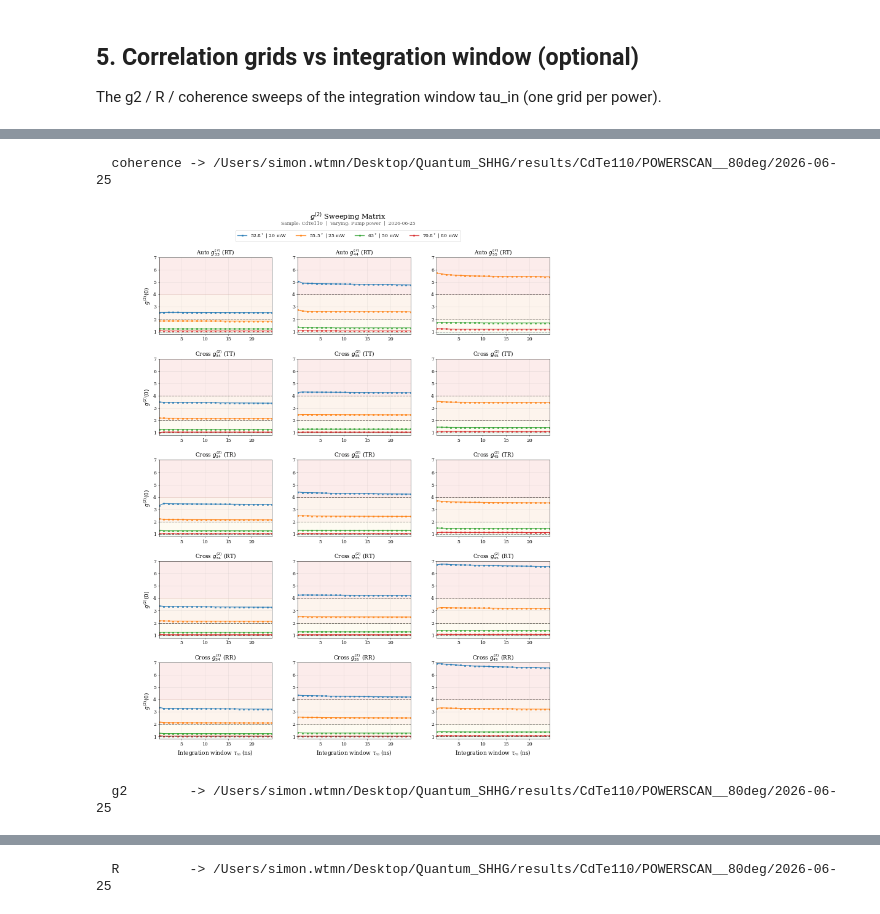
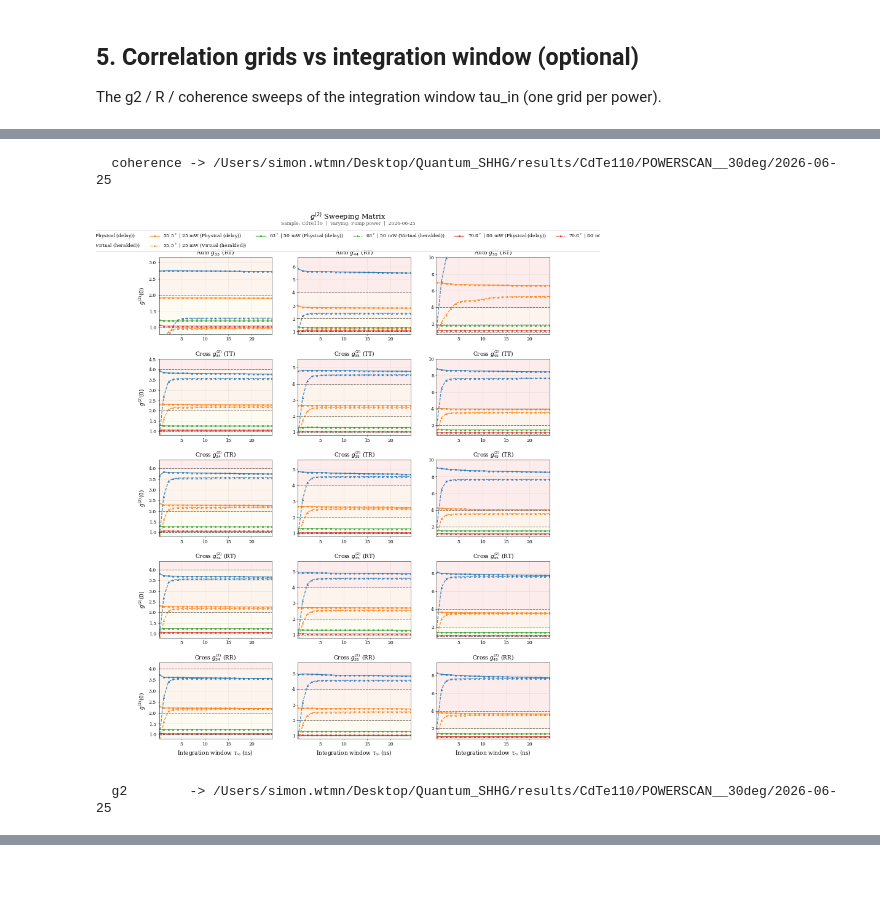
Before and after one commit to SimonWtmn/Quantum_SHHG, a Jupyter notebook: run/powerscan/powerscan_single.ipynb, the cells around one changed output, grey strips where cells are left out. Cells and saved outputs as stored; diff of their text form; code cells hidden in the pictures; blank space fills up the shorter version.

```diff
--- a/run/powerscan/powerscan_single.ipynb
+++ b/run/powerscan/powerscan_single.ipynb
@@ -7,7 +7,7 @@ Plots are interactive (**ipympl**): drag to pan, scroll / box-select to zoom, ho
 grids/dashboards are scaled to the notebook width with their aspect ratio kept, so nothing is
 squashed. Full-res PNGs are still written to disk.
 # %%
-TITLE    = "POWERSCAN__80deg"
+TITLE    = "POWERSCAN__20deg"
 DAY      = "Jun25"
 MATERIAL = "CdTe110"
 
@@ -50,7 +50,11 @@ DENSE_SECONDS  = 3.0
 # --- analysis ---
 HARMONICS  = (3, 4, 5)
 TAU_IN_NS  = 4.0
-G2_METHOD  = "delay"
+# Pass one OR several g2 methods ('delay' | 'direct' | 'heralded'). With several, every
+# plot below shows them side-by-side (single plots, shared y-axis) or overlaid in the
+# same panel (grids). The first method is the analyzer's primary one.
+G2_METHODS = ["delay", "heralded"]
+G2_METHOD  = G2_METHODS[0]
 K_POLY_DEG = 3
 
 # --- time tagger ---
@@ -210,11 +214,11 @@ else:
 # %% [markdown]
 ## 2bis. Offline Fallback
 # %%
-_STUDY = ROOT / "data" / "Jun25" / "POWERSCAN__80deg"
+_STUDY = ROOT / "data" / "Jun25" / "POWERSCAN__20deg"
 if SCAN_PATH is None:
-    SCAN_PATH = _STUDY / "2026-06-25_17-29-25_g2_heralded_virtual"
+    SCAN_PATH = _STUDY / "2026-06-25_14-42-09_g2_heralded_virtual"
 if DENSE_PATH is None and DO_DENSE_SCAN:
-    DENSE_PATH = _STUDY / "2026-06-25_17-39-30_intensity_scan"
+    DENSE_PATH = _STUDY / "2026-06-25_14-52-17_intensity_scan"
 print("Analysing scan:", SCAN_PATH)
 print("Dense K(n) from:", DENSE_PATH if DENSE_PATH else "(off — K(n) from the discrete power points)")
 # %% [output]
@@ -314,12 +317,15 @@ rep.save(fig, "collapse", dpi=500)
 
 The g2 / R / coherence sweeps of the integration window tau_in (one grid per power).
 # %%
+# The g2 / R sweeps vs integration window overlay every method directly in each panel
+# (colour = power, marker / linestyle = method), one panel per detector pair.
 rep.correlations(
     coherence=dict(xlim=120, integration_window_ns=5.0),
-    g2=dict(methods=["delay"], ylim=(0.8, 7), tau_min=0.3, tau_max=25, step=1.0, num_side_peaks=5),
-    R=dict(methods=["delay"], tau_min=0.3, tau_max=25, step=1.0, ylim=(0.5, 1.2)))
+    g2=dict(methods=G2_METHODS, ylim=None, tau_min=0.3, tau_max=25, step=1.0, num_side_peaks=5),
+    R=dict(methods=G2_METHODS, tau_min=0.3, tau_max=25, step=1.0, ylim=None)
+)
 # %% [output]
 [figure]
-  coherence -> /Users/simon.wtmn/Desktop/Quantum_SHHG/results/CdTe110/POWERSCAN__80deg/2026-06-25
+  coherence -> /Users/simon.wtmn/Desktop/Quantum_SHHG/results/CdTe110/POWERSCAN__30deg/2026-06-25
-[figure, old version]
+[figure, new version]
-  g2        -> /Users/simon.wtmn/Desktop/Quantum_SHHG/results/CdTe110/POWERSCAN__80deg/2026-06-25
+  g2        -> /Users/simon.wtmn/Desktop/Quantum_SHHG/results/CdTe110/POWERSCAN__30deg/2026-06-25
@@ -327 +331,0 @@ rep.correlations(
-  R         -> /Users/simon.wtmn/Desktop/Quantum_SHHG/results/CdTe110/POWERSCAN__80deg/2026-06-25
```
Also changed, not shown: parts of 13 cells of this notebook, 2 other files.
